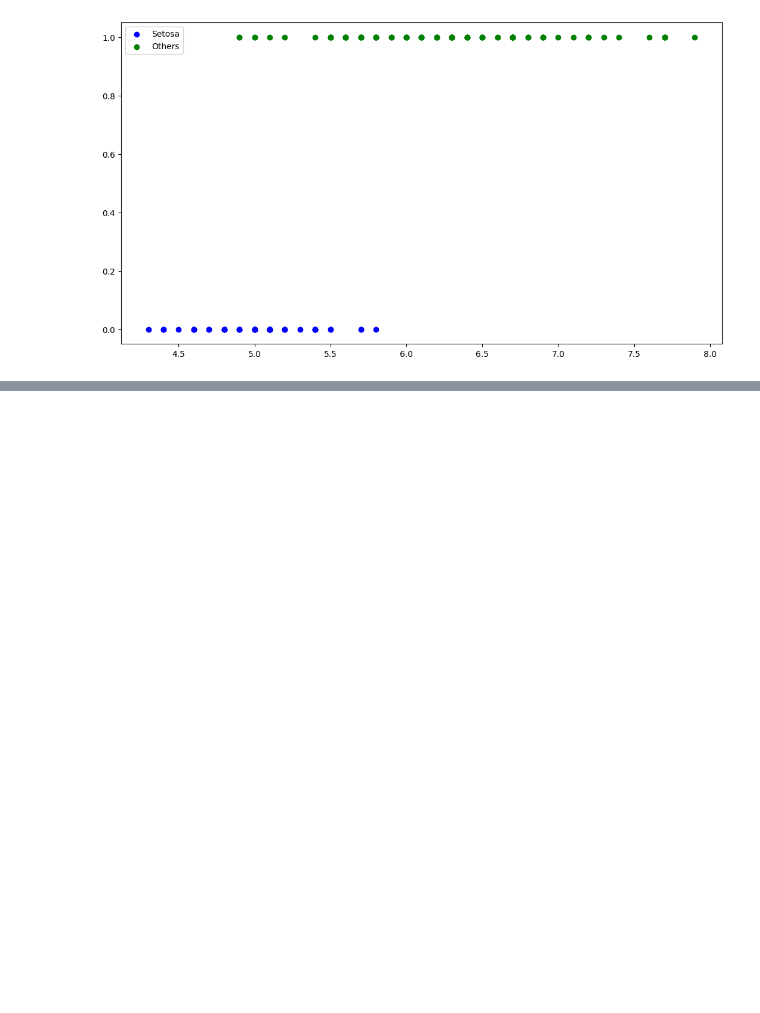
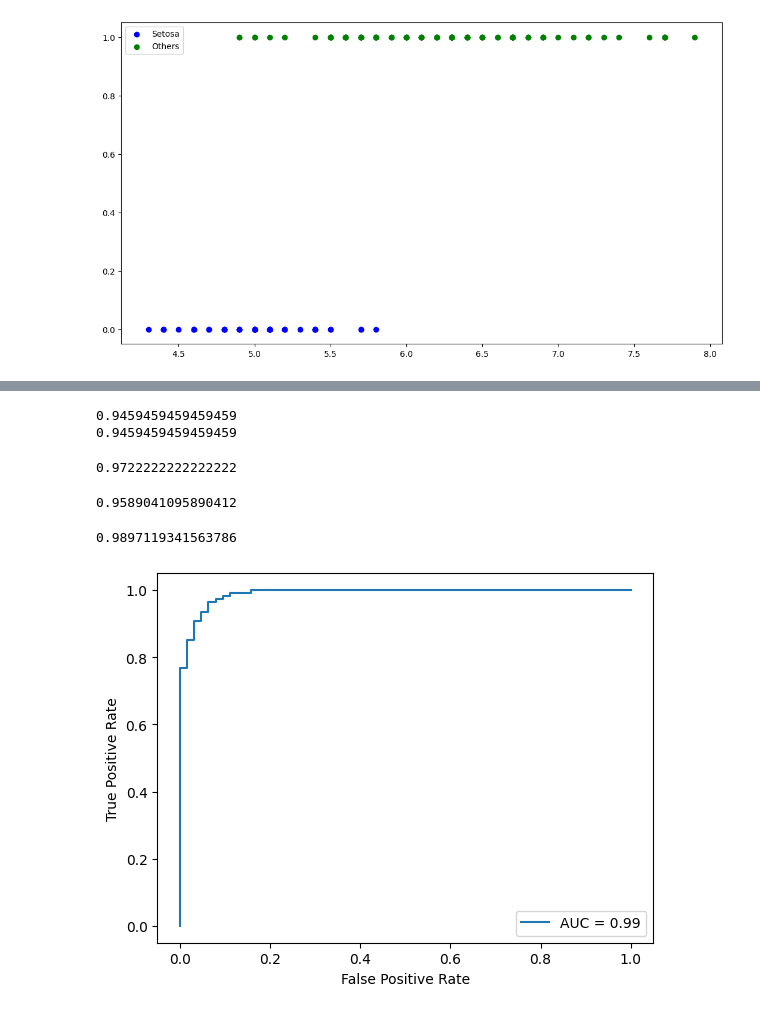
Before and after one commit to alshubati99/Data-Science-Study, a Jupyter notebook: Logistic_Regression.ipynb, the cells around one changed output, grey strips where cells are left out. Cells and saved outputs as stored; diff of their text form; code cells hidden in the pictures; blank space fills up the shorter version.

```diff
--- a/Logistic_Regression.ipynb
+++ b/Logistic_Regression.ipynb
@@ -524,0 +553,7 @@ plt.show()
+# %%
+from sklearn.datasets import load_breast_cancer
+data = load_breast_cancer()
+
+X = data['data'] #features matrics
+Y = data['target'] #represents positive case
+X.shape
@@ -524,0 +562,10 @@ plt.show()
+# %%
+# split data
+x_train,x_test,y_train,y_test = train_test_split(X,Y,test_size=0.3, random_state=1)
+
+clf=LogisticRegression()
+clf.fit(x_train,y_train)
+
+y_pred = clf.predict(x_test)
+print(y_test)
+print(y_pred)
@@ -524,0 +618,28 @@ plt.show()
+# %%
+print(precision_score(y_test,y_pred)) #TP/(FP+TP)
+print(cm[1][1]/(cm[0][1]+cm[1][1]))
+# %% [output]
+0.9459459459459459
+0.9459459459459459
+# %%
+print(recall_score(y_test,y_pred)) #TP/(TP+FN)
+# %% [output]
+0.9722222222222222
+# %%
+print(f1_score(y_test,y_pred))
+# %% [output]
+0.9589041095890412
+# %%
+# for ROC we need scores rather than labels
+y_pred = clf.predict_proba(x_test)[:,1]
+print(roc_auc_score(y_test, y_pred))
+# %% [output]
+0.9897119341563786
+# %%
+fpr, tpr, threshholds = metrics.roc_curve(y_test,y_pred)
+roc_auc = metrics.auc(fpr,tpr)
+display = metrics.RocCurveDisplay(fpr=fpr,tpr=tpr, roc_auc=roc_auc)
+display.plot()
+plt.show()
+# %% [output]
+[figure, added]
```
Also changed, not shown: parts of 9 cells of this notebook.
